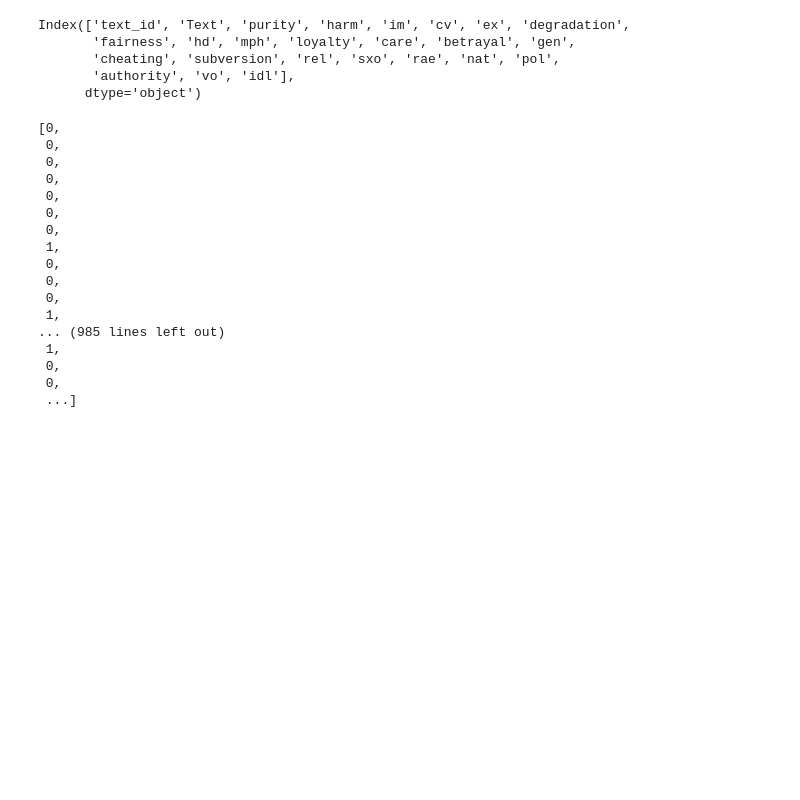
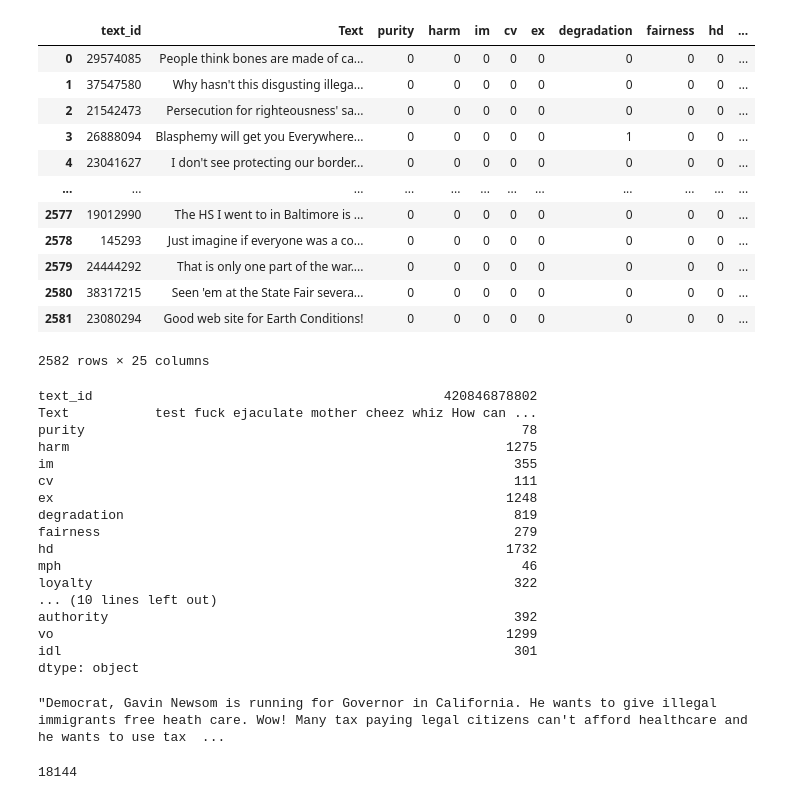
Before and after one commit to RaymondUoE/r255_bias_in_datasets, a Jupyter notebook: gab_dataset_for_ear.ipynb, the cells around one changed output. Cells and saved outputs as stored; diff of their text form; code cells hidden in the pictures; blank space fills up the shorter version.

```diff
--- a/gab_dataset_for_ear.ipynb
+++ b/gab_dataset_for_ear.ipynb
@@ -9,32 +9,48 @@ import os
 # %%
 path = './soc/data/majority_gab_dataset_25k/'
 # %%
-data = pd.read_json(os.path.join(path, 'train.jsonl'), lines=True)
+data = pd.read_json(os.path.join(path, 'test.jsonl'), lines=True)
 # %%
-data.columns
+data
 # %% [output]
+|  | text_id | Text | purity | harm | im | cv | ex | degradation | fairness | hd | ... |
+| 0 | 29574085 | People think bones are made of ca... | 0 | 0 | 0 | 0 | 0 | 0 | 0 | 0 | ... |
+| 1 | 37547580 | Why hasn't this disgusting illega... | 0 | 0 | 0 | 0 | 0 | 0 | 0 | 0 | ... |
+| 2 | 21542473 | Persecution for righteousness' sa... | 0 | 0 | 0 | 0 | 0 | 0 | 0 | 0 | ... |
+| 3 | 26888094 | Blasphemy will get you Everywhere... | 0 | 0 | 0 | 0 | 0 | 1 | 0 | 0 | ... |
+| 4 | 23041627 | I don't see protecting our border... | 0 | 0 | 0 | 0 | 0 | 0 | 0 | 0 | ... |
+| ... | ... | ... | ... | ... | ... | ... | ... | ... | ... | ... | ... |
+| 2577 | 19012990 | The HS I went to in Baltimore is ... | 0 | 0 | 0 | 0 | 0 | 0 | 0 | 0 | ... |
+| 2578 | 145293 | Just imagine if everyone was a co... | 0 | 0 | 0 | 0 | 0 | 0 | 0 | 0 | ... |
+| 2579 | 24444292 | That is only one part of the war.... | 0 | 0 | 0 | 0 | 0 | 0 | 0 | 0 | ... |
+| 2580 | 38317215 | Seen 'em at the State Fair severa... | 0 | 0 | 0 | 0 | 0 | 0 | 0 | 0 | ... |
+| 2581 | 23080294 | Good web site for Earth Conditions! | 0 | 0 | 0 | 0 | 0 | 0 | 0 | 0 | ... |
-Index(['text_id', 'Text', 'purity', 'harm', 'im', 'cv', 'ex', 'degradation',
-       'fairness', 'hd', 'mph', 'loyalty', 'care', 'betrayal', 'gen',
-       'cheating', 'subversion', 'rel', 'sxo', 'rae', 'nat', 'pol',
-       'authority', 'vo', 'idl'],
-      dtype='object')
+2582 rows × 25 columns
 # %%
-(data[['cv','hd']].sum(axis=1)>0).astype(int).tolist()
+data.sum(axis=0)
 # %% [output]
-[0,
- 0,
- 0,
- 0,
- 0,
- 0,
- 0,
- 1,
- 0,
- 0,
- 0,
- 1,
-... (985 lines left out)
- 1,
- 0,
- 0,
- ...]
+text_id                                             420846878802
+Text           test fuck ejaculate mother cheez whiz How can ...
+purity                                                        78
+harm                                                        1275
+im                                                           355
+cv                                                           111
+ex                                                          1248
+degradation                                                  819
+fairness                                                     279
+hd                                                          1732
+mph                                                           46
+loyalty                                                      322
+... (10 lines left out)
+authority                                                    392
+vo                                                          1299
+idl                                                          301
+dtype: object
+# %%
+data[data['cheating']==1]['Text'][113]
+# %% [output]
+"Democrat, Gavin Newsom is running for Governor in California. He wants to give illegal immigrants free heath care. Wow! Many tax paying legal citizens can't afford healthcare and he wants to use tax  ...
+# %%
+(data[['hd', 'cv', 'vo']] ==0).all(axis=1).sum()
+# %% [output]
+18144
```
Also changed, not shown: parts of 1 cell of this notebook, 16 other files.
